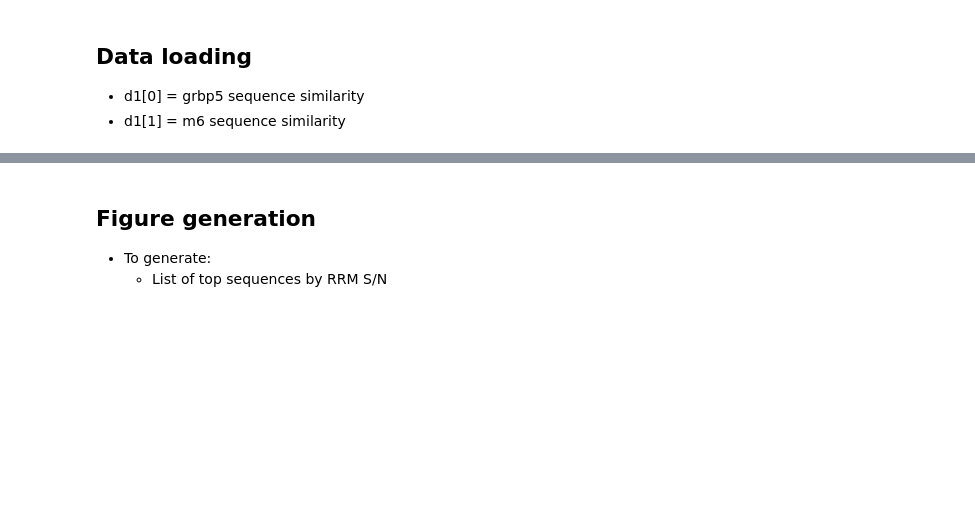
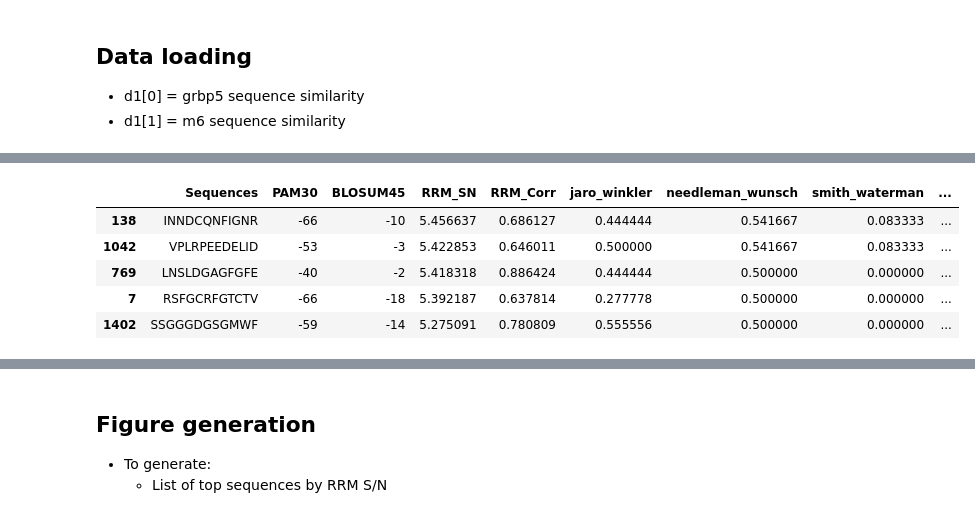
Before and after one commit to clpi/gemsec-neuropep, a Jupyter notebook: final/Final_Notebook.ipynb, the cells around one changed output, grey strips where cells are left out. Saved outputs shown, nothing was run; the diff lists cells and outputs as text; code cells hidden in the pictures; blank space fills up the shorter version.

```diff
--- a/final/Final_Notebook.ipynb
+++ b/final/Final_Notebook.ipynb
@@ -290,0 +336,14 @@ d1d = [d.p for d in d1]
+# %%
+d1[0].p.sort_values(by="RRM_SN", ascending=False)[:100].to_csv('./out/v4/grbp5_top100_rrmsnr.csv')
+d1[0].p.sort_values(by="RRM_SN", ascending=False)[:100].to_csv('./out/v4/m6_top100_rrmsnr.csv')
+d1[0].p.sort_values(by="RRM_SN", ascending=False)[:5].to_csv('./out/v4/grbp5_top5_rrmsnr.csv')
+d1[0].p.sort_values(by="RRM_SN", ascending=False)[:5].to_csv('./out/v4/m6_top5_rrmsnr.csv')
+
+d1[0].p.sort_values(by="RRM_SN", ascending=False).head()
+# %% [output]
+|  | Sequences | PAM30 | BLOSUM45 | RRM_SN | RRM_Corr | jaro_winkler | needleman_wunsch | smith_waterman | ... |
+| 138 | INNDCQNFIGNR | -66 | -10 | 5.456637 | 0.686127 | 0.444444 | 0.541667 | 0.083333 | ... |
+| 1042 | VPLRPEEDELID | -53 | -3 | 5.422853 | 0.646011 | 0.500000 | 0.541667 | 0.083333 | ... |
+| 769 | LNSLDGAGFGFE | -40 | -2 | 5.418318 | 0.886424 | 0.444444 | 0.500000 | 0.000000 | ... |
+| 7 | RSFGCRFGTCTV | -66 | -18 | 5.392187 | 0.637814 | 0.277778 | 0.500000 | 0.000000 | ... |
+| 1402 | SSGGGDGSGMWF | -59 | -14 | 5.275091 | 0.780809 | 0.555556 | 0.500000 | 0.000000 | ... |
```
Also changed, not shown: parts of 11 cells of this notebook, 23 other files.
